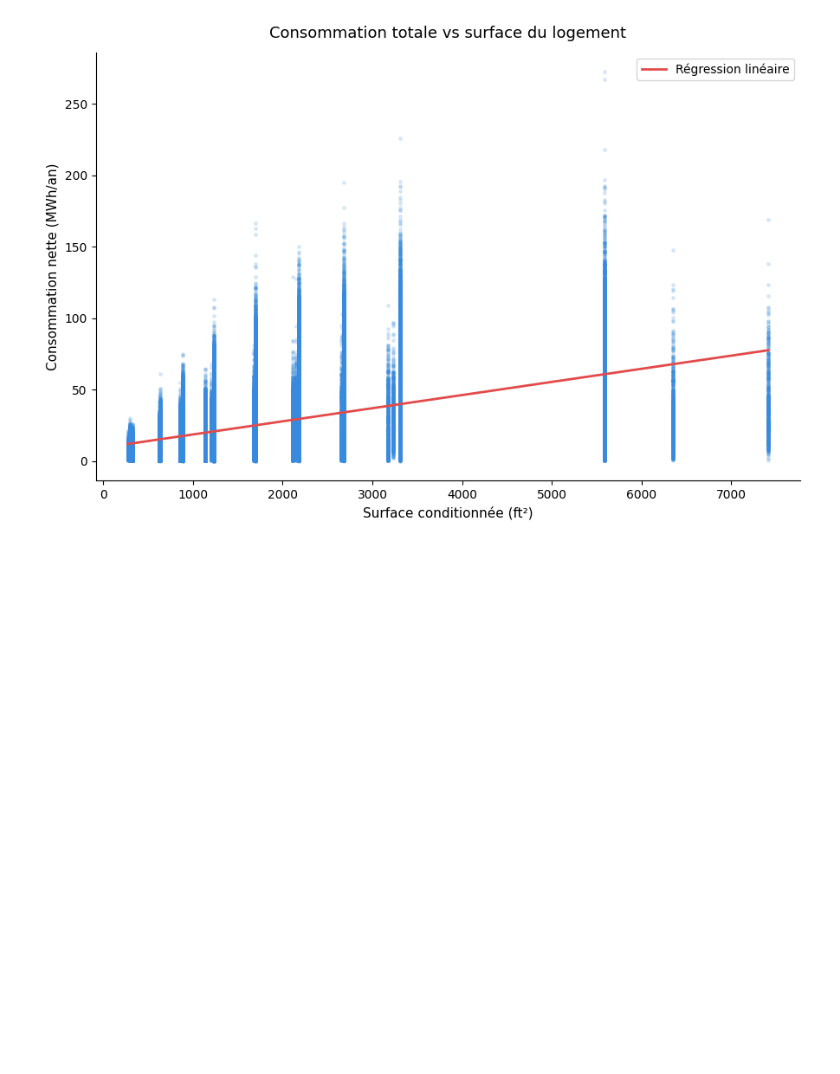
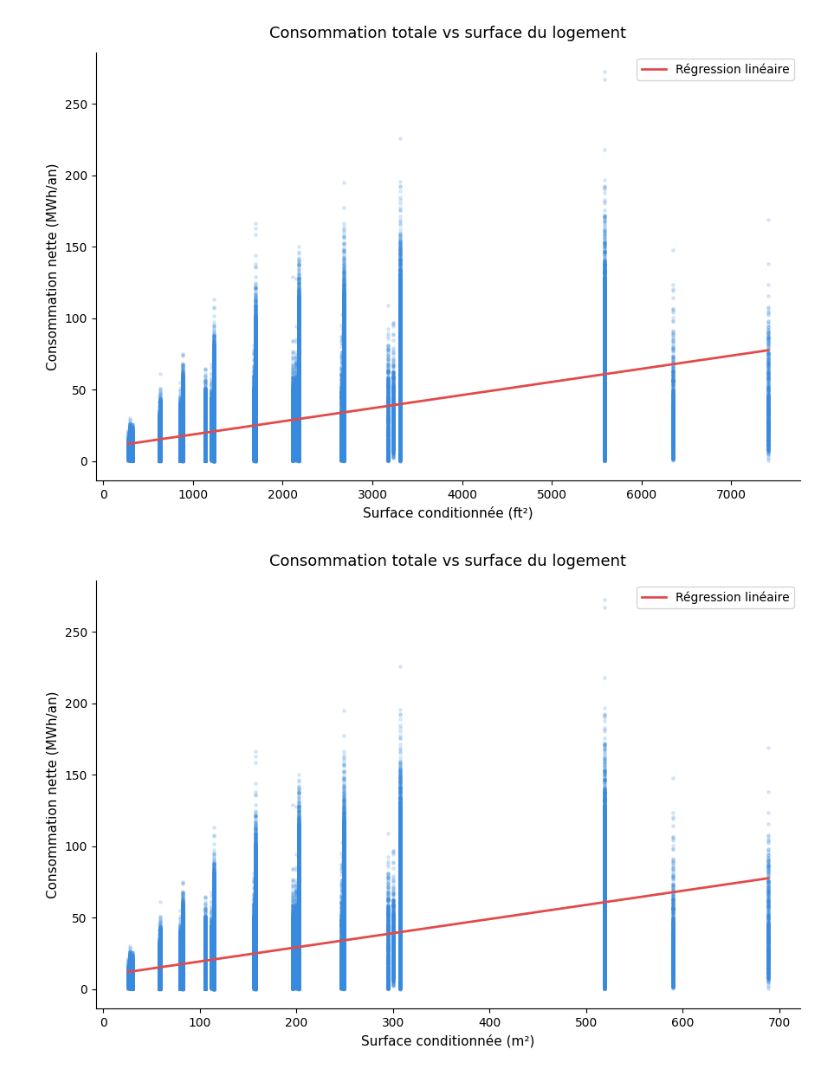
Before and after one commit to BOUBAKERAMDY/FlexiMax, a Jupyter notebook: notebooks/03_visualisation/visual.ipynb, the cells around one changed output. Saved outputs shown, nothing was run; the diff lists cells and outputs as text; code cells hidden in the pictures; blank space fills up the shorter version.

```diff
--- a/notebooks/03_visualisation/visual.ipynb
+++ b/notebooks/03_visualisation/visual.ipynb
@@ -490,3 +610,71 @@ if TOTAL_COL in df.columns and SQFT_COL in df.columns:
     plt.show()
 # %% [output]
 [figure]
+# %%
+# Consommation totale vs surface (m²)
+
+SQFT_COL = "in.sqft..ft2"
+
+if TOTAL_COL in df.columns and SQFT_COL in df.columns:
+
+    scatter_df = df[[TOTAL_COL, SQFT_COL]].dropna()
+
+    scatter_df = scatter_df[
+        (scatter_df[TOTAL_COL] > 0) &
+        (scatter_df[SQFT_COL] > 0)
+    ]
+
+    # conversion
+    scatter_df["surface_m2"] = scatter_df[SQFT_COL] * 0.092903
+
+    fig9, ax9 = plt.subplots(figsize=(9, 6))
+
+    ax9.scatter(
+        scatter_df["surface_m2"],
+        scatter_df[TOTAL_COL] / 1e3,
+        alpha=0.15,
+        s=6,
+        color="#378ADD",
+        rasterized=True
+    )
+
+    # droite de régression
+    z = np.polyfit(
+        scatter_df["surface_m2"],
+        scatter_df[TOTAL_COL] / 1e3,
+        1
+    )
+
+    p = np.poly1d(z)
+
+    xline = np.linspace(
+        scatter_df["surface_m2"].min(),
+        scatter_df["surface_m2"].max(),
+        200
+    )
+
+    ax9.plot(
+        xline,
+        p(xline),
+        color="#E24B4A",
+        lw=2,
+        label="Régression linéaire"
+    )
+
+    ax9.set_xlabel("Surface conditionnée (m²)", fontsize=11)
+    ax9.set_ylabel("Consommation nette (MWh/an)", fontsize=11)
+
+    ax9.set_title(
+        "Consommation totale vs surface du logement",
+        fontsize=13,
+        pad=12
+    )
+
+    ax9.legend(fontsize=10)
+    ax9.spines[["top", "right"]].set_visible(False)
+
+    plt.tight_layout()
+    plt.savefig("viz9_scatter_surface.png", dpi=150)
+    plt.show()
+# %% [output]
+[figure, added]
```
Also changed, not shown: parts of 4 cells of this notebook.
